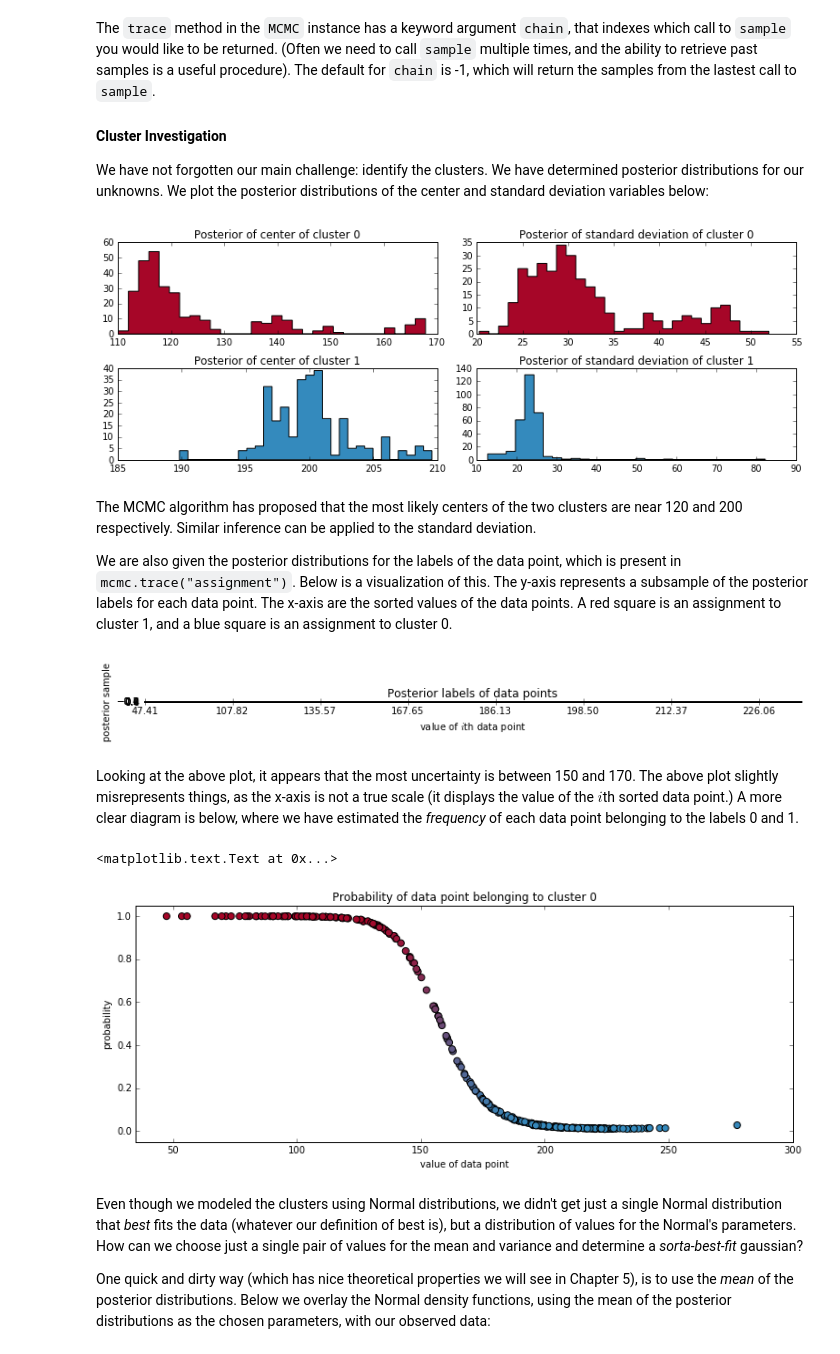
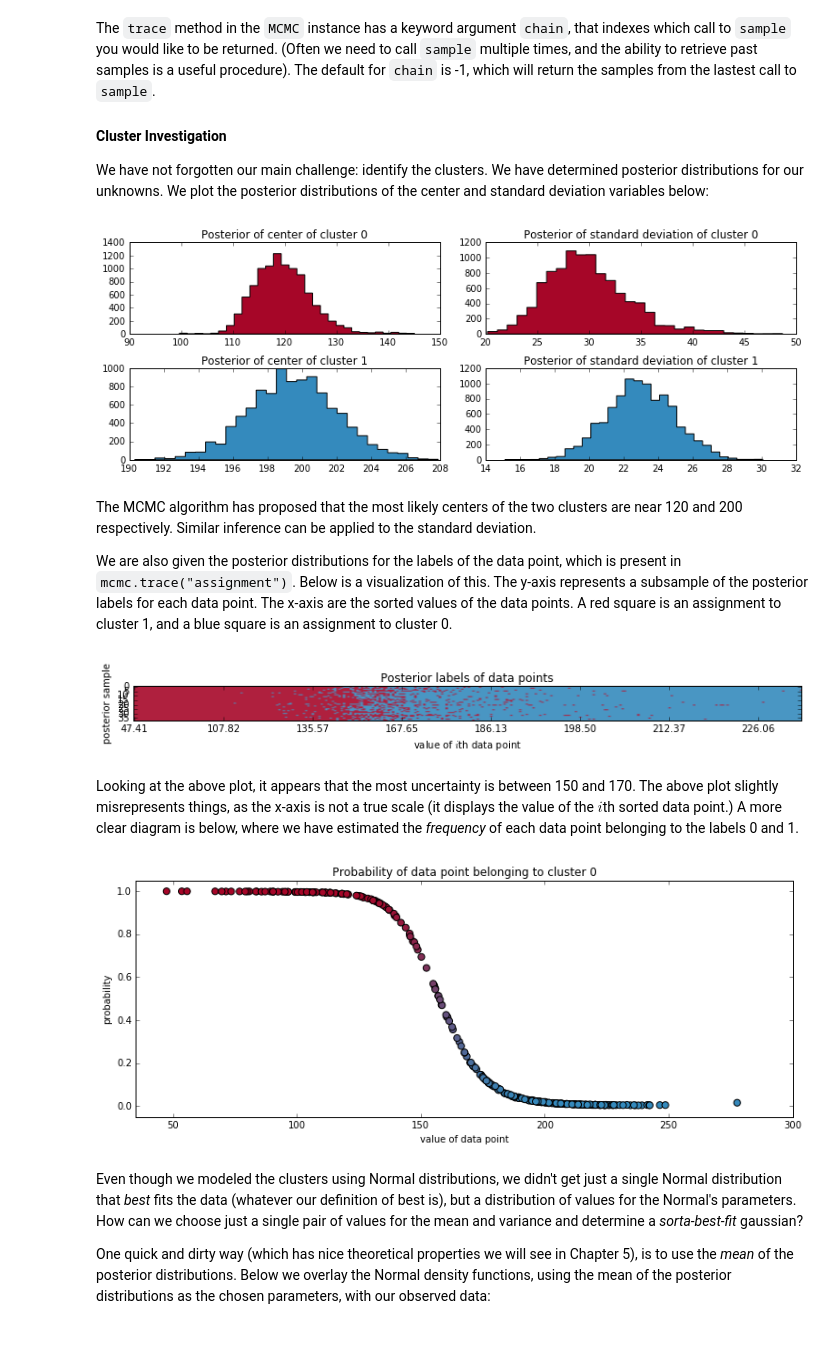
Before and after one commit to quantopian/Probabilistic-Programming-and-Bayesian-Methods-for-Hackers, a Jupyter notebook: Chapter3_MCMC/IntroMCMC.ipynb, the cells around one changed output. Cells and saved outputs as stored; diff of their text form; code cells hidden in the pictures.

```diff
--- a/Chapter3_MCMC/IntroMCMC.ipynb
+++ b/Chapter3_MCMC/IntroMCMC.ipynb
@@ -289,13 +286,3 @@ PyMC has an MCMC class, `MCMC` in the main namespace of PyMC, that implements th
     mcmc = pm.MCMC( model )
 
 The method for asking the `MCMC` to explore the space is `sample( iterations )`, where `iterations` is the number of steps you wish the algorithm to perform. We try 50000 steps below:
-# %%
-with model:
-    mu, sds, elbo = pm.variational.advi(vars=[dd, taus, centers],n=200000)
-    step = pm.NUTS(scaling=model.dict_to_array(sds))
-    trace = pm.sample(50000, step=step, start=mu)
-
-    #step = pm.NUTS(model.free_RVs) everything needs NUTS but assignment needs BinaryMetropolis
-    #step1 = pm.NUTS(vars=[dd, taus, centers], scaling=start)
-    #step2 = pm.Metropolis(vars=assignment)
-    #trace = pm.sample(3000, start = start, step=[step1, step2])
@@ -315,0 +289,5 @@ Assigned BinaryGibbsMetropolis to assignment
+# %%
+with model:
+    step1 = pm.Metropolis(vars=[dd, taus, centers])
+    step2 = pm.ElemwiseCategorical(vars=[assignment])
+    trace = pm.sample(5000, step=[step1, step2])
@@ -361,5 +343,5 @@ To achieve further convergence, we will perform more MCMC steps. Starting the MC
 We will sample the MCMC one hundred thousand more times and visualize the progress below:
 # %%
 with model:
-    trace = pm.sample(100000, step=step, trace=trace)
+    trace = pm.sample(10000, step=[step1, step2], trace=trace)
 # %% [output]
@@ -368,15 +349,15 @@ Assigned BinaryGibbsMetropolis to assignment
 # %%
 figsize(12.5, 4)
-center_trace = trace["centers"][50000:]
-prev_center_trace = trace["centers"][:50000]
+center_trace = trace["centers"][5000:]
+prev_center_trace = trace["centers"][:5000]
 
-x = np.arange(50000)
+x = np.arange(5000)
 plt.plot(x, prev_center_trace[:, 0], label="previous trace of center 0",
      lw=lw, alpha=0.4, c=colors[1])
 plt.plot(x, prev_center_trace[:, 1], label="previous trace of center 1",
      lw=lw, alpha=0.4, c=colors[0])
 
-x = np.arange(50000, 150000)
+x = np.arange(5000, 15000)
 plt.plot(x, center_trace[:, 0], label="new trace of center 0", lw=lw, c="#348ABD")
 plt.plot(x, center_trace[:, 1], label="new trace of center 1", lw=lw, c="#A60628")
 
@@ -395,24 +375,25 @@ The `trace` method in the `MCMC` instance has a keyword argument `chain`, that i
 We have not forgotten our main challenge: identify the clusters. We have determined posterior distributions for our unknowns. We plot the posterior distributions of the center and standard deviation variables below:
 # %%
 figsize(11.0, 4)
-std_trace = trace["stds"]
+std_trace = trace["stds"][5000:]
+prev_std_trace = trace["stds"][:5000]
 
 _i = [1, 2, 3, 4]
 for i in range(2):
     plt.subplot(2, 2, _i[2 * i])
     plt.title("Posterior of center of cluster %d" % i)
     plt.hist(center_trace[:, i], color=colors[i], bins=30,
              histtype="stepfilled")
 
     plt.subplot(2, 2, _i[2 * i + 1])
     plt.title("Posterior of standard deviation of cluster %d" % i)
     plt.hist(std_trace[:, i], color=colors[i], bins=30,
              histtype="stepfilled")
     # plt.autoscale(tight=True)
 
 plt.tight_layout()
 # %% [output]
-[figure, old version]
+[figure, new version]
 # %% [markdown]
 The MCMC algorithm has proposed that the most likely centers of the two clusters are near 120 and 200 respectively. Similar inference can be applied to the standard deviation.
 
@@ -429,7 +410,7 @@ plt.ylabel("posterior sample")
 plt.xlabel("value of $i$th data point")
 plt.title("Posterior labels of data points");
 # %% [output]
-[figure, old version]
+[figure, new version]
 # %% [markdown]
 Looking at the above plot, it appears that the most uncertainty is between 150 and 170. The above plot slightly misrepresents things, as the x-axis is not a true scale (it displays the value of the $i$th sorted data point.) A more clear diagram is below, where we have estimated the *frequency* of each data point belonging to the labels 0 and 1.
 # %%
@@ -443,7 +424,6 @@ plt.title("Probability of data point belonging to cluster 0")
 plt.ylabel("probability")
 plt.xlabel("value of data point");
 # %% [output]
-<matplotlib.text.Text at 0x...>
 [figure]
 # %% [markdown]
 Even though we modeled the clusters using Normal distributions, we didn't get just a single Normal distribution that *best* fits the data (whatever our definition of best is), but a distribution of values for the Normal's parameters. How can we choose just a single pair of values for the mean and variance and determine a *sorta-best-fit* gaussian?
```
Also changed, not shown: parts of 16 cells of this notebook.
